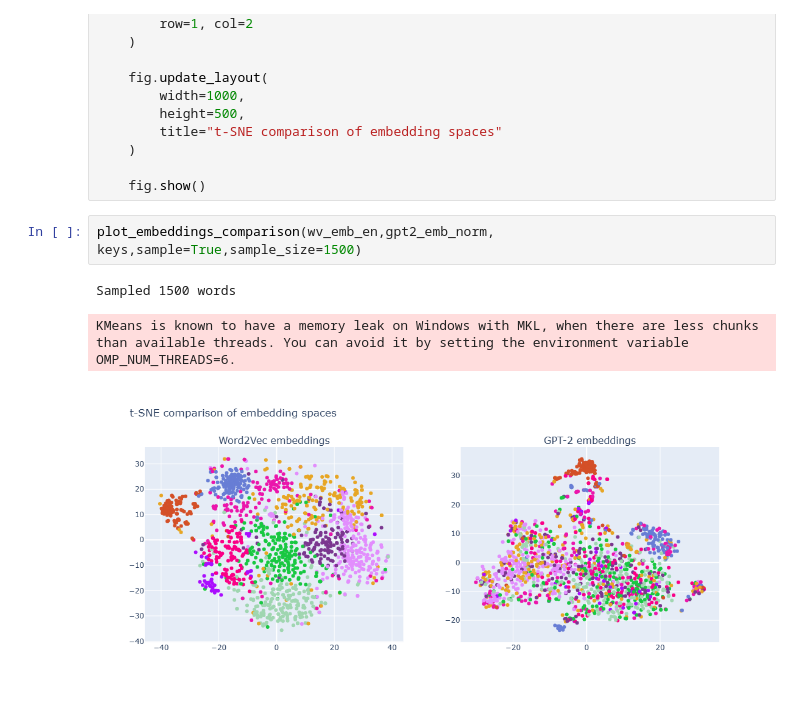
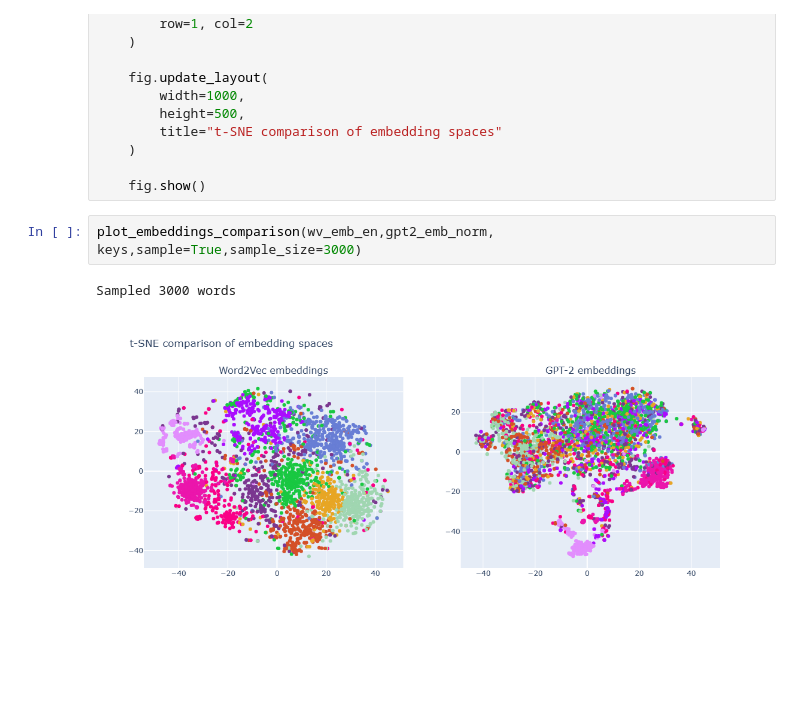
Before and after one commit to TomJ-G/DemoDay2026, a Jupyter notebook: DemoDay2026.ipynb, the cells around one changed output. Cells and saved outputs as stored; diff of their text form; blank space fills up the shorter version.

```diff
--- a/DemoDay2026.ipynb
+++ b/DemoDay2026.ipynb
@@ -444,8 +455,7 @@ def plot_embeddings_comparison(
 
     fig.show()
 # %%
-plot_embeddings_comparison(wv_emb_en,gpt2_emb_norm, keys,sample=True,sample_size=1500)
+plot_embeddings_comparison(wv_emb_en,gpt2_emb_norm, keys,sample=True,sample_size=3000)
 # %% [output]
-Sampled 1500 words
+Sampled 3000 words
-KMeans is known to have a memory leak on Windows with MKL, when there are less chunks than available threads. You can avoid it by setting the environment variable OMP_NUM_THREADS=6.
-[figure, old version]
+[figure, new version]
```
Also changed, not shown: parts of 5 cells of this notebook.
